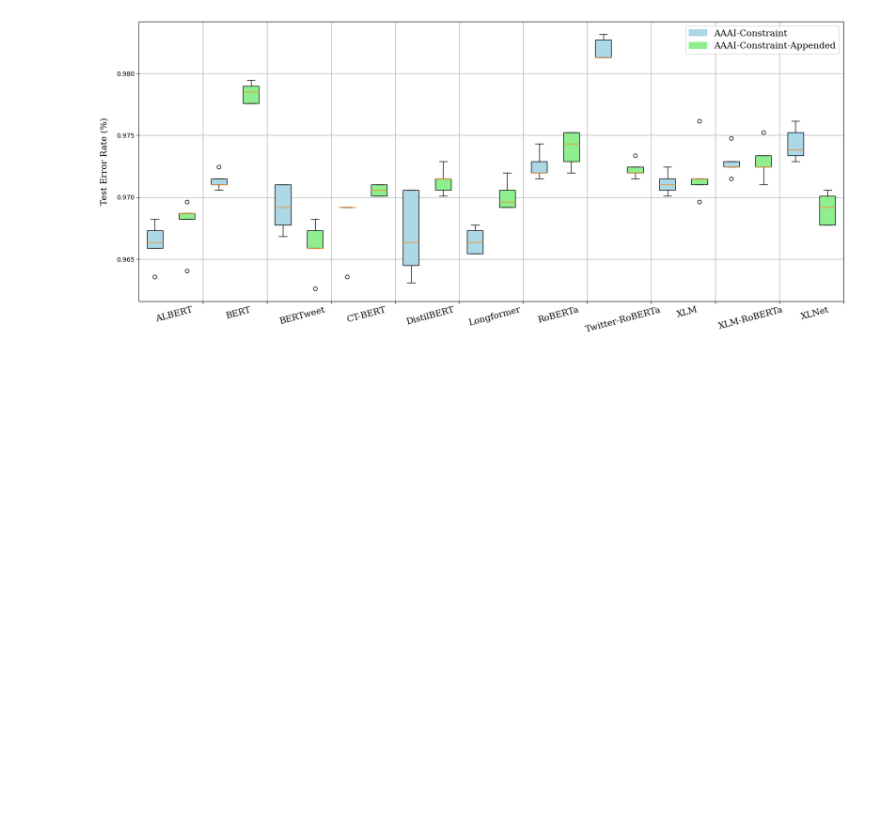
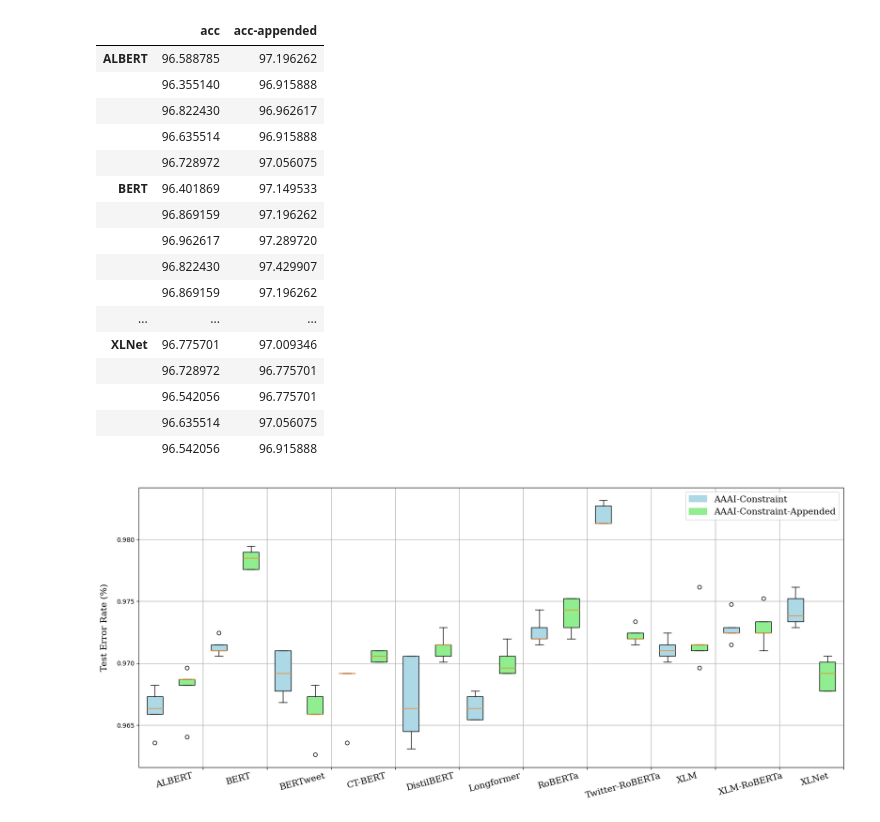
Before and after one commit to ignasa007/LingML, a Jupyter notebook: analysis.ipynb, the cells around one changed output. Saved outputs shown, nothing was run; the diff lists cells and outputs as text; code cells hidden in the pictures; blank space fills up the shorter version.

```diff
--- a/analysis.ipynb
+++ b/analysis.ipynb
@@ -98,39 +98,59 @@ datasets = (
 index = sorted(models)
 metric = 'Accuracy'
 jump = 1
 
 # dataframe = defaultdict(lambda: defaultdict(list))
 dataframe = defaultdict(list)
 
 for dataset in datasets:
     col_name = dataset.replace('aaai-constraint-covid', 'acc')
     results, _ = get_results(dataset, index)
     for model in index:
         scores = list()
         for run in results[model]:
             val_data = run['validation']
             idxs = list(range(jump, len(val_data['batch'])+jump, jump))
             val_metrics = fn_map[metric](val_data, idxs, jump)
             best_val_metric = max(val_metrics)
             test_data = run['testing']
             test_metrics = fn_map[metric](test_data, idxs, jump)
             best_test_metric = 0.
             for val_metric, test_metric in zip(val_metrics, test_metrics):
                 if val_metric == best_val_metric:
                     best_test_metric = max(test_metric, best_test_metric)
-            scores.append(best_test_metric)
-        dataframe[col_name].append((np.mean(scores), np.std(scores)))
+            scores.append(100*best_test_metric)
+        # dataframe[col_name].append((np.mean(scores), np.std(scores)))
         # dataframe[col_name][model] = scores
+        dataframe[col_name].extend(scores)
 
 df = pd.DataFrame(
     dict({
-        dataset: [f'{100*(1-mean):.3f} \pm {100*std:.3f}' for (mean, std) in values]
+        # dataset: [f'{100*(1-mean):.3f} \pm {100*std:.3f}' for (mean, std) in values]
+        dataset: values
         for dataset, values in dataframe.items()
-    }, **{'improvement': [100*(y[0]-x[0])/(1-x[0]) for x, y in zip(dataframe['acc'], dataframe['acc-appended'])]}),
-    index=index
+    }),# , **{'improvement': [100*(y[0]-x[0])/(1-x[0]) for x, y in zip(dataframe['acc'], dataframe['acc-appended'])]}),
+    index=[y for x in ([model, *('' for _ in range(4))] for model in index) for y in x]
 )
 
-df.style.set_properties(**{'text-align': 'right'})
+df# .style.set_properties(**{'text-align': 'right'})
+# %% [output]
+|  | acc | acc-appended |
+| ALBERT | 96.588785 | 97.196262 |
+|  | 96.355140 | 96.915888 |
+|  | 96.822430 | 96.962617 |
+|  | 96.635514 | 96.915888 |
+|  | 96.728972 | 97.056075 |
+| BERT | 96.401869 | 97.149533 |
+|  | 96.869159 | 97.196262 |
+|  | 96.962617 | 97.289720 |
+|  | 96.822430 | 97.429907 |
+|  | 96.869159 | 97.196262 |
+| ... | ... | ... |
+| XLNet | 96.775701 | 97.009346 |
+|  | 96.728972 | 96.775701 |
+|  | 96.542056 | 96.775701 |
+|  | 96.635514 | 97.056075 |
+|  | 96.542056 | 96.915888 |
 # %%
 bplot_data = list()
 
```
Also changed, not shown: parts of 1 cell of this notebook, 2 other files.
